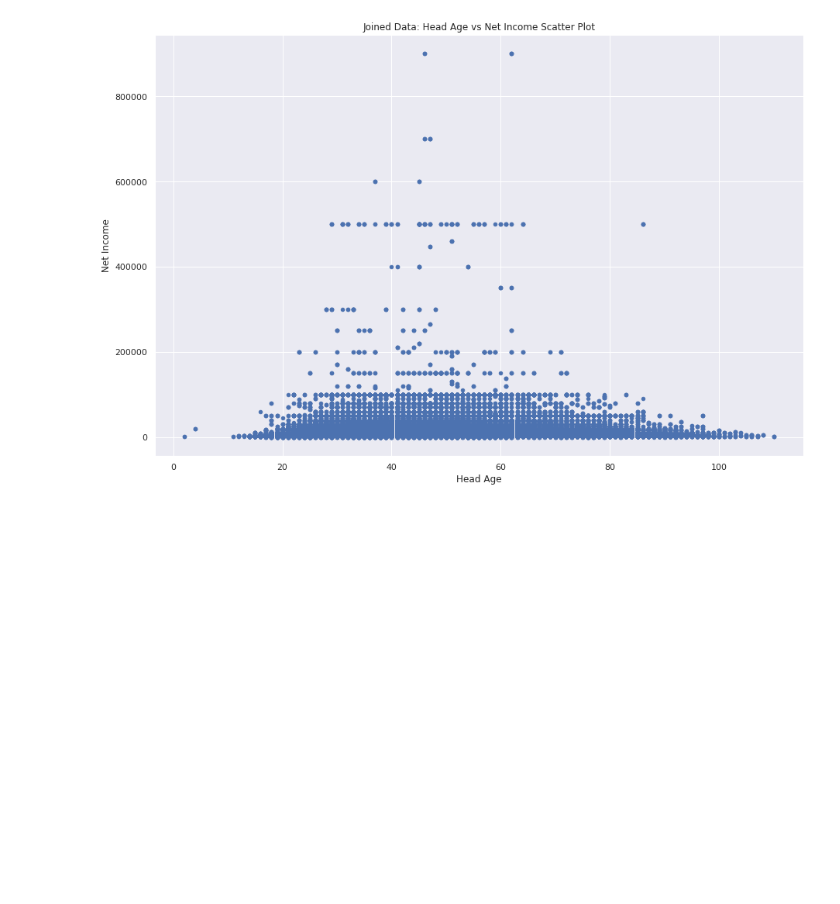
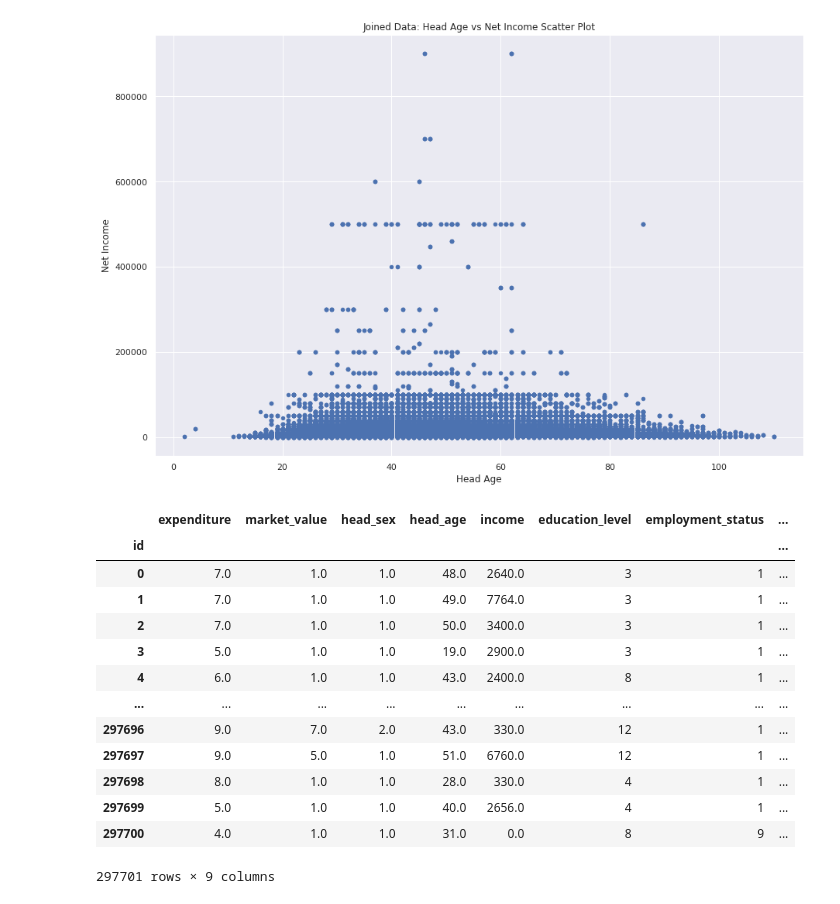
Before and after one commit to Five-Tackle-One/DAE-Mini-Project, a Jupyter notebook: General House Survey.ipynb, the cells around one changed output. Drawn from its saved outputs; the diff is of its cells as text; code cells hidden in the pictures; blank space fills up the shorter version.

```diff
--- a/General House Survey.ipynb
+++ b/General House Survey.ipynb
@@ -450,3 +444,25 @@ plt.title("Joined Data: Head Age vs Net Income Scatter Plot")
 *c* argument looks like a single numeric RGB or RGBA sequence, which should be avoided as value-mapping will have precedence in case its length matches with *x* & *y*.  Please use the *color* keyword- ...
 Text(0.5, 1.0, 'Joined Data: Head Age vs Net Income Scatter Plot')
 [figure]
+# %%
+regression_columns = ['expenditure','market_value','head_sex','head_age','income','education_level','employment_status','relationship_to_head','net_income']
+regression_survey = house_survey.copy()
+for col in range(len(regression_columns)):
+    regression_survey.rename(columns={house_survey.columns.values[col]:regression_columns[col]},inplace=True)
+# %%
+regression_survey
+# %% [output]
+|  | expenditure | market_value | head_sex | head_age | income | education_level | employment_status | ... |
+| id |  |  |  |  |  |  |  | ... |
+| 0 | 7.0 | 1.0 | 1.0 | 48.0 | 2640.0 | 3 | 1 | ... |
+| 1 | 7.0 | 1.0 | 1.0 | 49.0 | 7764.0 | 3 | 1 | ... |
+| 2 | 7.0 | 1.0 | 1.0 | 50.0 | 3400.0 | 3 | 1 | ... |
+| 3 | 5.0 | 1.0 | 1.0 | 19.0 | 2900.0 | 3 | 1 | ... |
+| 4 | 6.0 | 1.0 | 1.0 | 43.0 | 2400.0 | 8 | 1 | ... |
+| ... | ... | ... | ... | ... | ... | ... | ... | ... |
+| 297696 | 9.0 | 7.0 | 2.0 | 43.0 | 330.0 | 12 | 1 | ... |
+| 297697 | 9.0 | 5.0 | 1.0 | 51.0 | 6760.0 | 12 | 1 | ... |
+| 297698 | 8.0 | 1.0 | 1.0 | 28.0 | 330.0 | 4 | 1 | ... |
+| 297699 | 5.0 | 1.0 | 1.0 | 40.0 | 2656.0 | 4 | 1 | ... |
+| 297700 | 4.0 | 1.0 | 1.0 | 31.0 | 0.0 | 8 | 9 | ... |
+297701 rows × 9 columns
```
Also changed, not shown: parts of 19 cells of this notebook, 1 other file.
